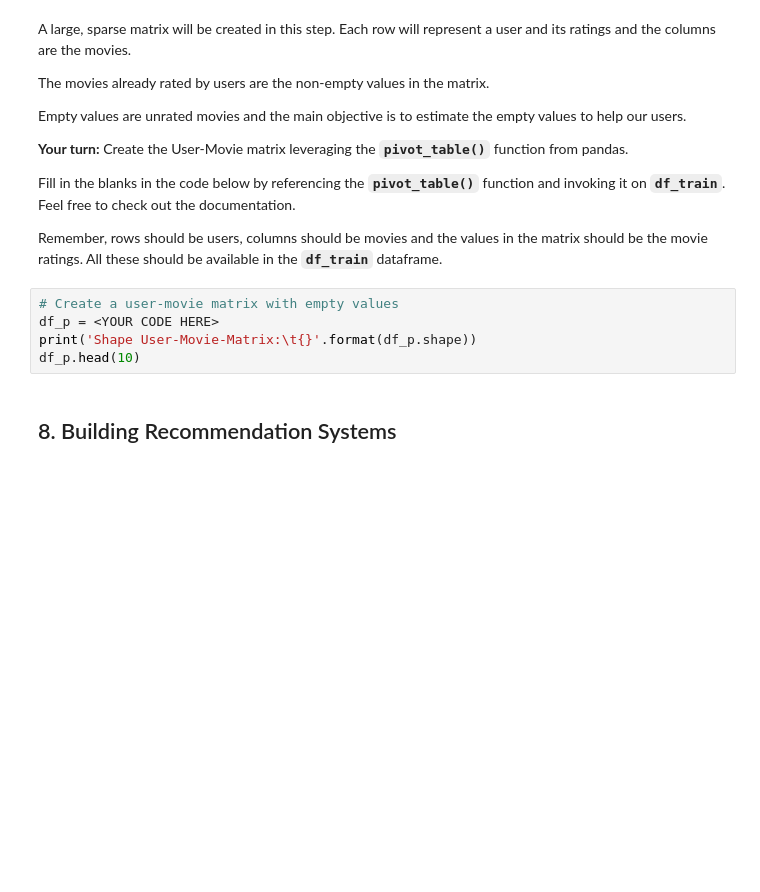
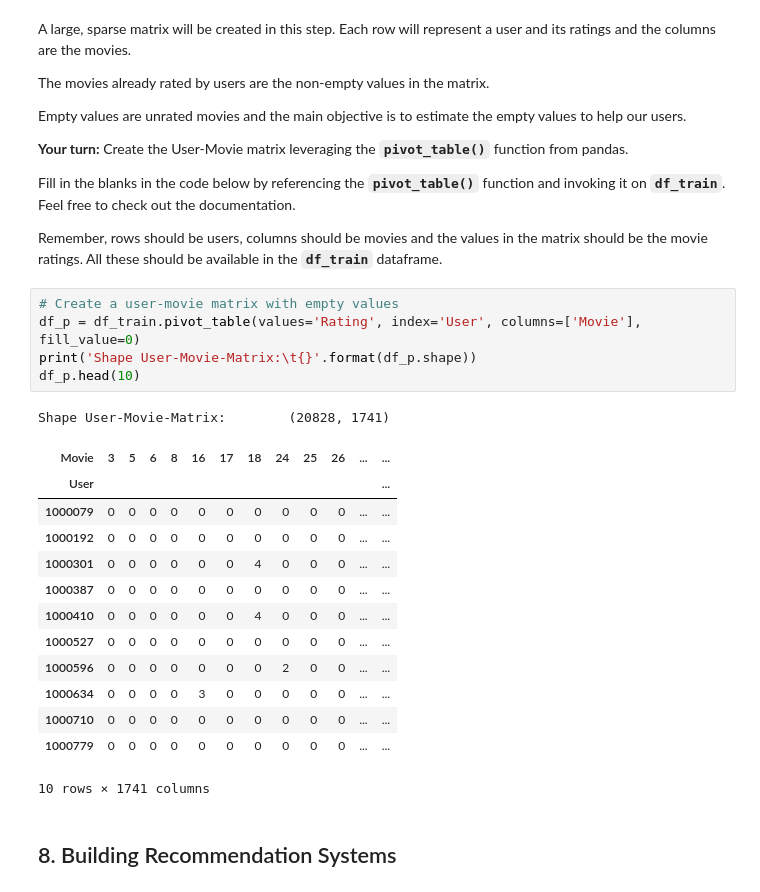
Before and after one commit to 3DBull/mec-mini-projects, a Jupyter notebook: mec-17.4.1-recommendation-systems-mini-project/Mini_Project_Recommendation_Systems.ipynb, the cells around one changed output. Saved outputs shown, nothing was run; the diff lists cells and outputs as text; blank space fills up the shorter version.

```diff
--- a/mec-17.4.1-recommendation-systems-mini-project/Mini_Project_Recommendation_Systems.ipynb
+++ b/mec-17.4.1-recommendation-systems-mini-project/Mini_Project_Recommendation_Systems.ipynb
@@ -359,9 +343,24 @@ Fill in the blanks in the code below by referencing the __`pivot_table()`__ func
 Remember, rows should be users, columns should be movies and the values in the matrix should be the movie ratings. All these should be available in the __`df_train`__ dataframe.
 # %%
 # Create a user-movie matrix with empty values
-df_p = <YOUR CODE HERE>
+df_p = df_train.pivot_table(values='Rating', index='User', columns=['Movie'], fill_value=0)
 print('Shape User-Movie-Matrix:\t{}'.format(df_p.shape))
 df_p.head(10)
+# %% [output]
+Shape User-Movie-Matrix:        (20828, 1741)
+| Movie | 3 | 5 | 6 | 8 | 16 | 17 | 18 | 24 | 25 | 26 | ... | ... |
+| User |  |  |  |  |  |  |  |  |  |  |  | ... |
+| 1000079 | 0 | 0 | 0 | 0 | 0 | 0 | 0 | 0 | 0 | 0 | ... | ... |
+| 1000192 | 0 | 0 | 0 | 0 | 0 | 0 | 0 | 0 | 0 | 0 | ... | ... |
+| 1000301 | 0 | 0 | 0 | 0 | 0 | 0 | 4 | 0 | 0 | 0 | ... | ... |
+| 1000387 | 0 | 0 | 0 | 0 | 0 | 0 | 0 | 0 | 0 | 0 | ... | ... |
+| 1000410 | 0 | 0 | 0 | 0 | 0 | 0 | 4 | 0 | 0 | 0 | ... | ... |
+| 1000527 | 0 | 0 | 0 | 0 | 0 | 0 | 0 | 0 | 0 | 0 | ... | ... |
+| 1000596 | 0 | 0 | 0 | 0 | 0 | 0 | 0 | 2 | 0 | 0 | ... | ... |
+| 1000634 | 0 | 0 | 0 | 0 | 3 | 0 | 0 | 0 | 0 | 0 | ... | ... |
+| 1000710 | 0 | 0 | 0 | 0 | 0 | 0 | 0 | 0 | 0 | 0 | ... | ... |
+| 1000779 | 0 | 0 | 0 | 0 | 0 | 0 | 0 | 0 | 0 | 0 | ... | ... |
+10 rows × 1741 columns
 # %% [markdown]
 ## 8. Building Recommendation Systems
 # %% [markdown]
```
Also changed, not shown: parts of 47 cells of this notebook, 1 other file.
